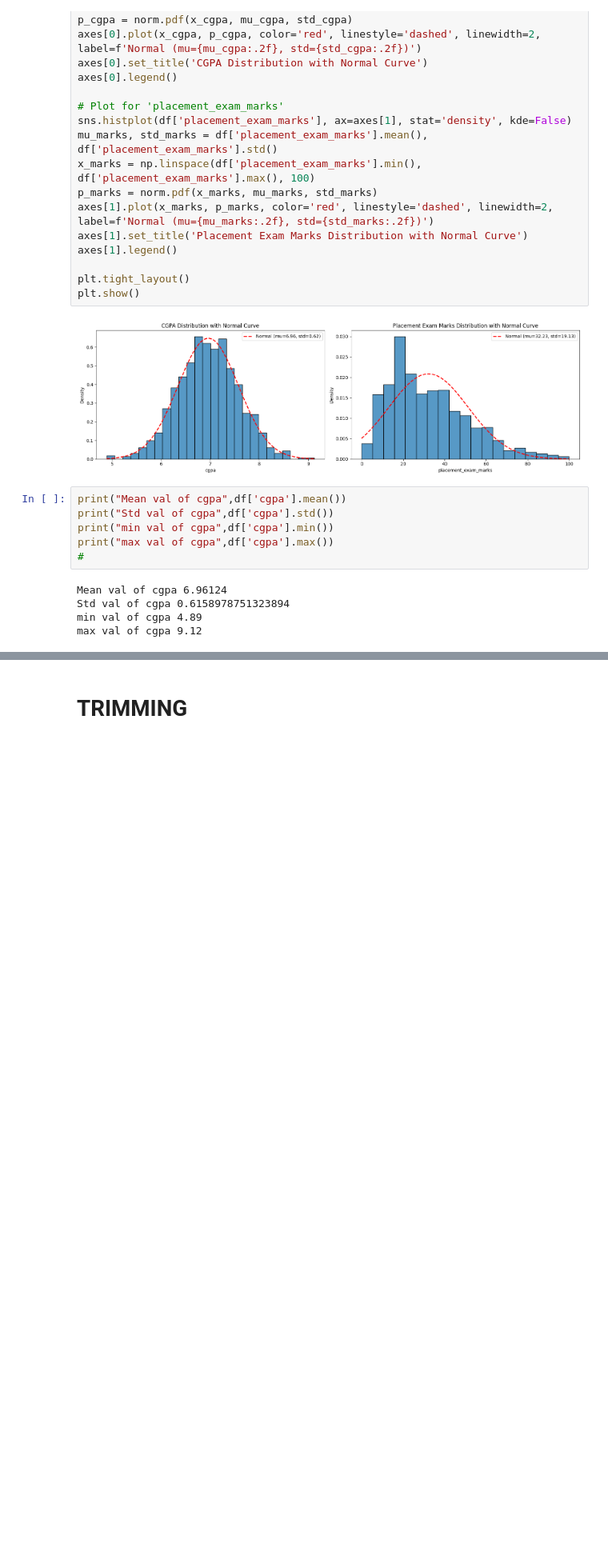
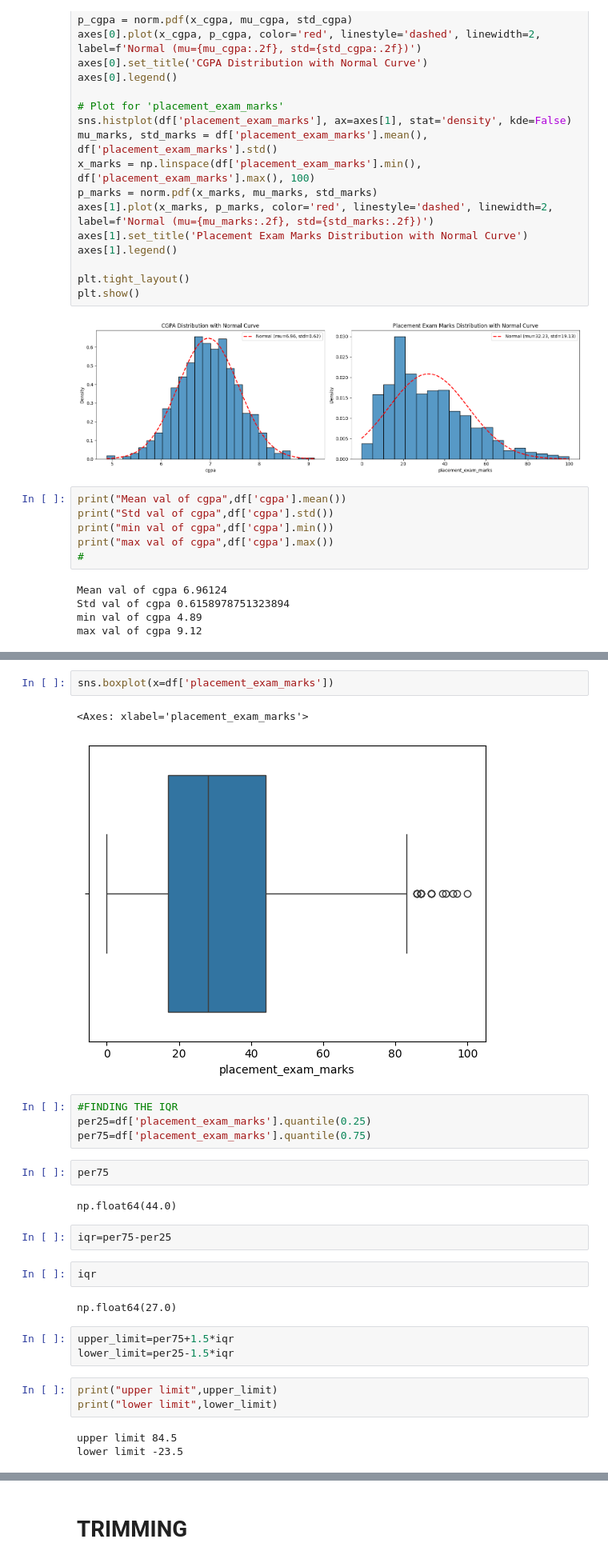
Before and after one commit to the-star-boy/Local-repo, a Jupyter notebook: Z_score.ipynb, the cells around one changed output, grey strips where cells are left out. Shown at 80% size. Saved outputs shown, nothing was run; the diff lists cells and outputs as text; blank space fills up the shorter version.

```diff
--- a/Z_score.ipynb
+++ b/Z_score.ipynb
@@ -72,0 +69,28 @@ df[(df['cgpa']>8.80)|(df['cgpa']<5.11)]
+# %%
+sns.boxplot(x=df['placement_exam_marks'])
+# %% [output]
+<Axes: xlabel='placement_exam_marks'>
+[figure, added]
+# %%
+#FINDING THE IQR
+per25=df['placement_exam_marks'].quantile(0.25)
+per75=df['placement_exam_marks'].quantile(0.75)
+# %%
+per75
+# %% [output]
+np.float64(44.0)
+# %%
+iqr=per75-per25
+# %%
+iqr
+# %% [output]
+np.float64(27.0)
+# %%
+upper_limit=per75+1.5*iqr
+lower_limit=per25-1.5*iqr
+# %%
+print("upper limit",upper_limit)
+print("lower limit",lower_limit)
+# %% [output]
+upper limit 84.5
+lower limit -23.5
```
Also changed, not shown: parts of 23 cells of this notebook.
